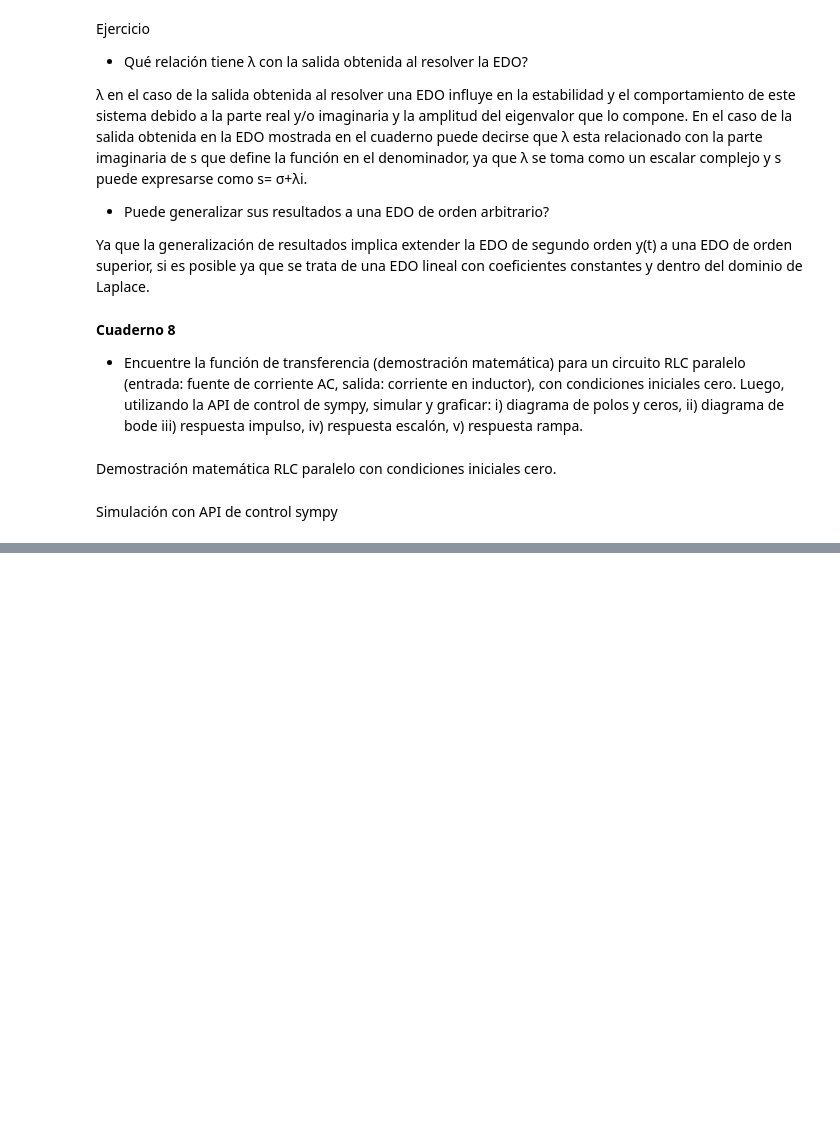
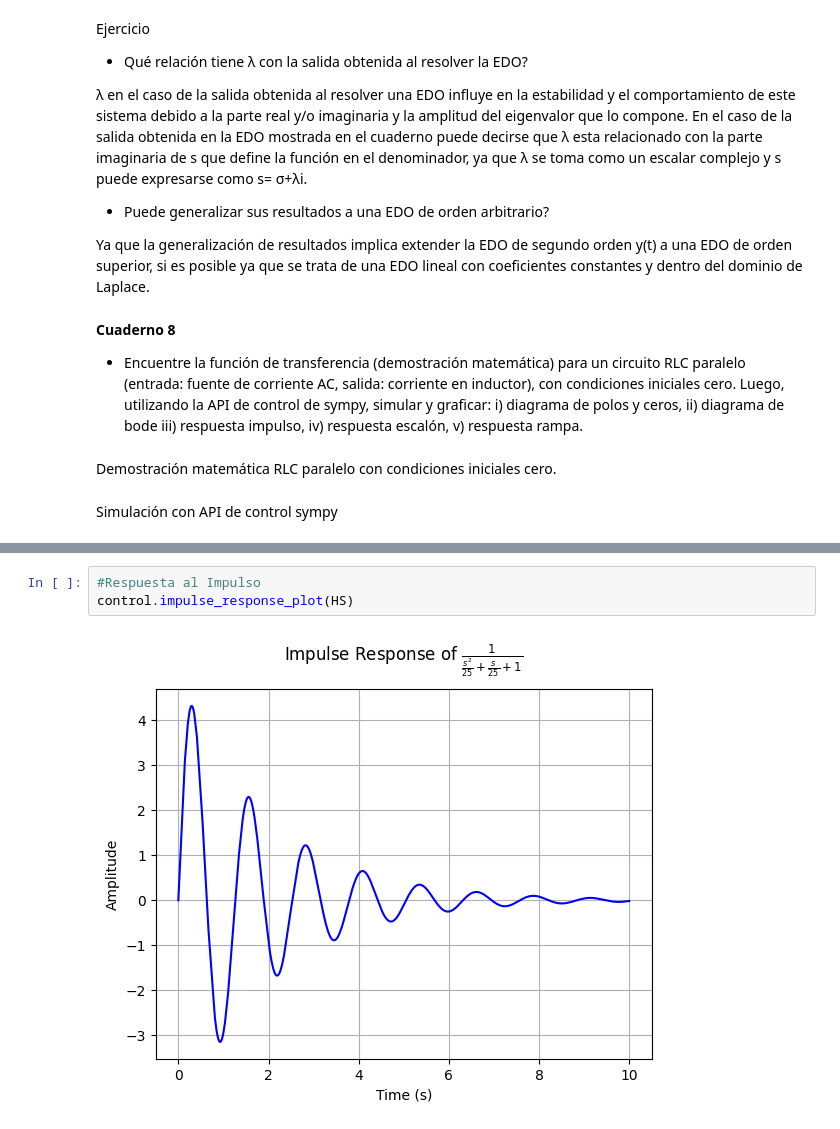
Before and after one commit to GabrielaRomoM/EjerciciosSYS-Phyton, a Jupyter notebook: LAPLACE/Ejercicios_9NOV23.ipynb, the cells around one changed output, grey strips where cells are left out. Saved outputs shown, nothing was run; the diff lists cells and outputs as text; blank space fills up the shorter version.

```diff
--- a/LAPLACE/Ejercicios_9NOV23.ipynb
+++ b/LAPLACE/Ejercicios_9NOV23.ipynb
@@ -104,0 +71,5 @@ plt.show()
+# %%
+#Respuesta al Impulso
+control.impulse_response_plot(HS)
+# %% [output]
+[figure, added]
```
Also changed, not shown: parts of 7 cells of this notebook.
